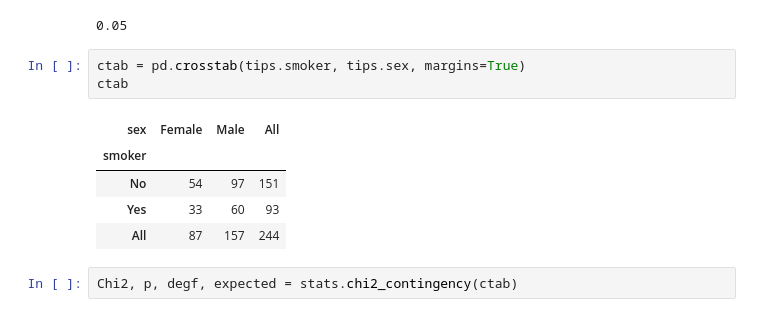
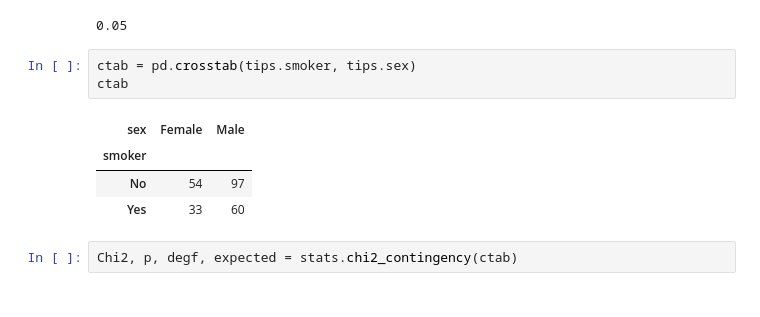
Before and after one commit to faithkane3/classification, a Jupyter notebook: stats_review.ipynb, the cells around one changed output. Saved outputs shown, nothing was run; the diff lists cells and outputs as text.

```diff
--- a/stats_review.ipynb
+++ b/stats_review.ipynb
@@ -1024,14 +1020,13 @@ alpha
 # %% [output]
 0.05
 # %%
-ctab = pd.crosstab(tips.smoker, tips.sex, margins=True)
+ctab = pd.crosstab(tips.smoker, tips.sex)
 ctab
 # %% [output]
-| sex | Female | Male | All |
-| smoker |  |  |  |
-| No | 54 | 97 | 151 |
-| Yes | 33 | 60 | 93 |
-| All | 87 | 157 | 244 |
+| sex | Female | Male |
+| smoker |  |  |
+| No | 54 | 97 |
+| Yes | 33 | 60 |
 # %%
 Chi2, p, degf, expected = stats.chi2_contingency(ctab)
 # %%
```
Also changed, not shown: parts of 3 cells of this notebook.
